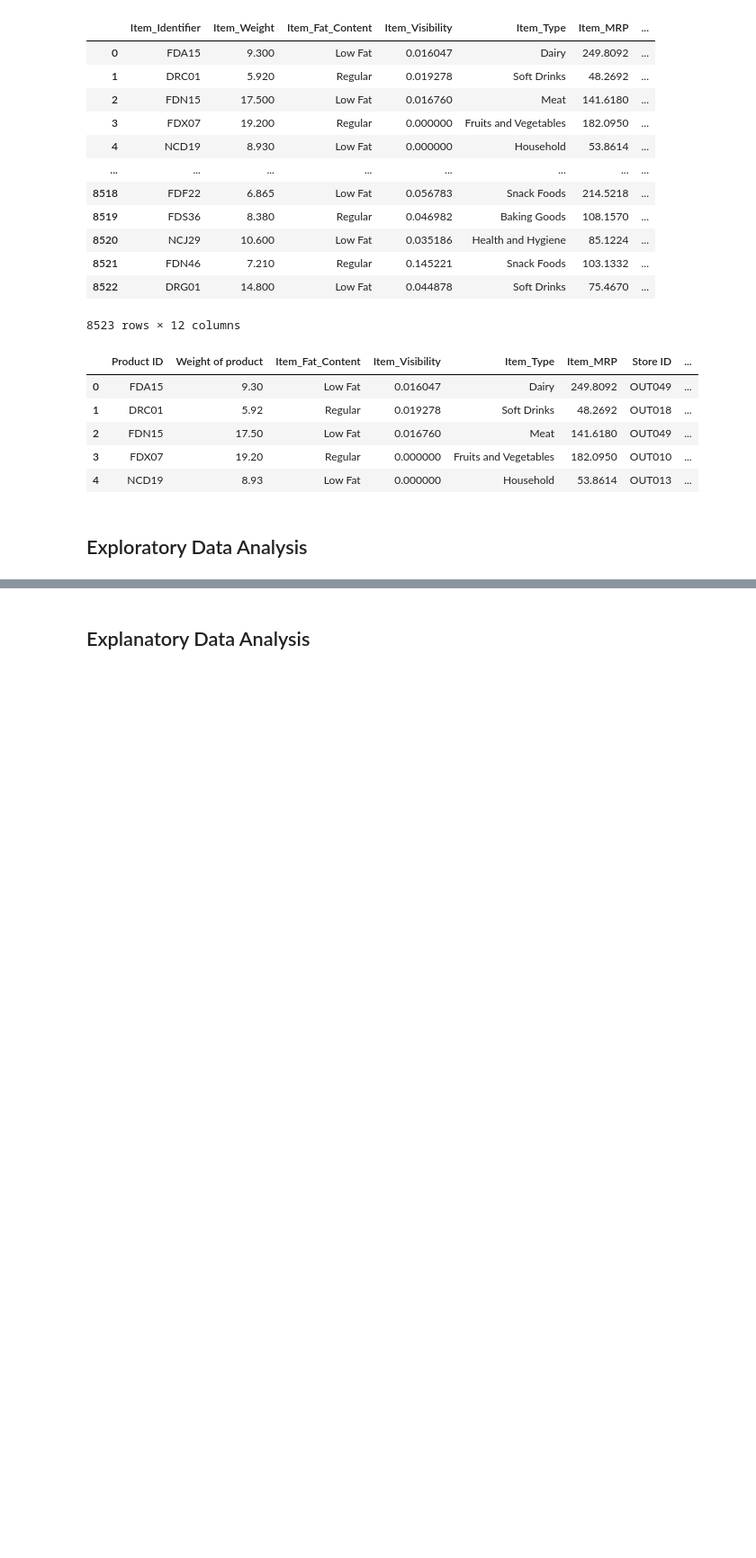
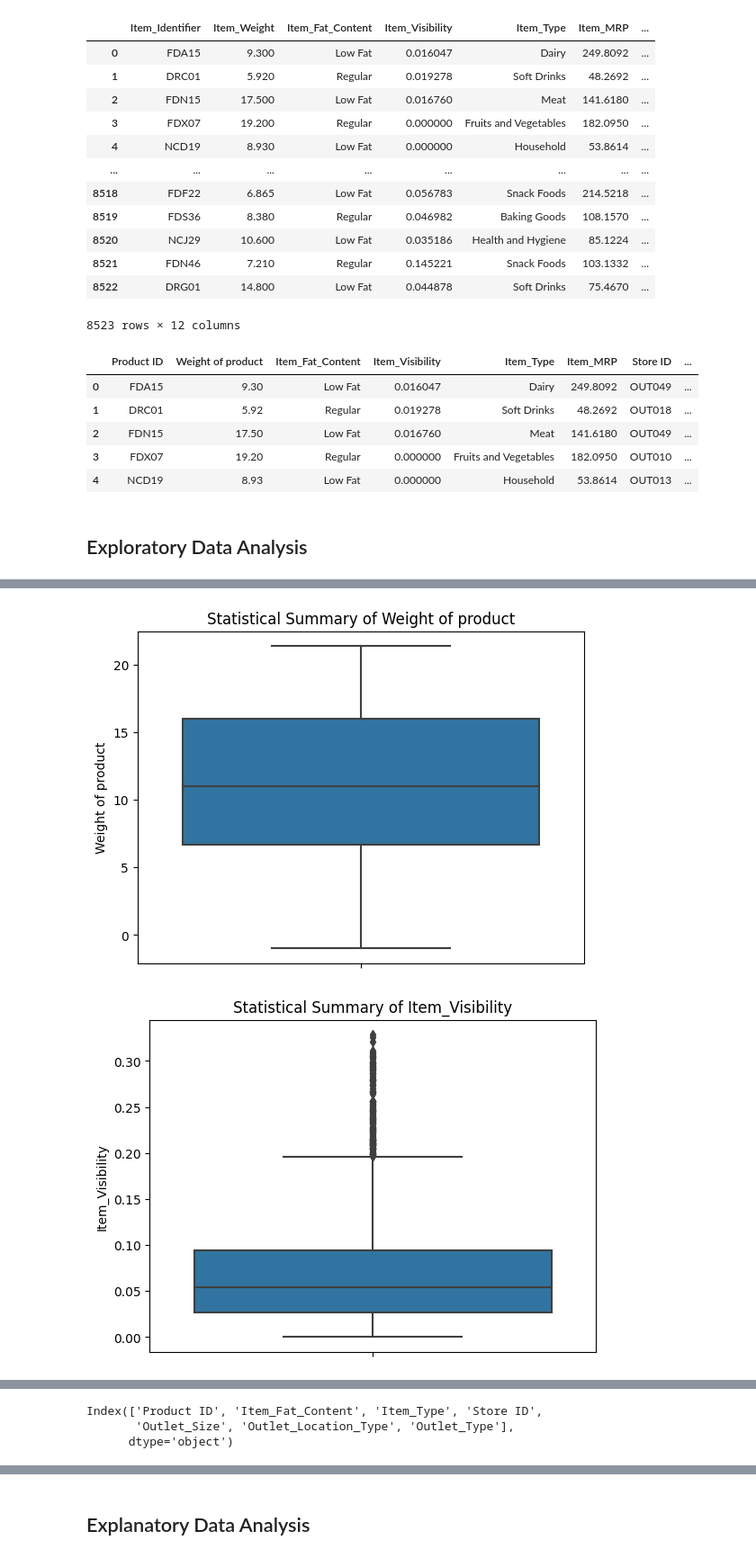
Before and after one commit to Shaunnero/Prediction_of_Product-Sales, a Jupyter notebook: Prediction of Product Sales.ipynb, the cells around one changed output, grey strips where cells are left out. Shown: that part at 90% size. Drawn from its saved outputs; the diff is of its cells as text; code cells hidden in the pictures; blank space fills up the shorter version.

```diff
--- a/Prediction of Product Sales.ipynb
+++ b/Prediction of Product Sales.ipynb
@@ -276,0 +296,9 @@ df.head()
+# %%
+for col in num_cols:
+    sns.boxplot(data=df, y=col)
+    plt.title(f'Statistical Summary of {col}')
+    plt.ylabel(col)
+    plt.show()
+# %% [output]
+[figure, added]
+[figure, added]
@@ -276,0 +308,7 @@ df.head()
+# %%
+cat_cols = df.select_dtypes('object').columns
+cat_cols
+# %% [output]
+Index(['Product ID', 'Item_Fat_Content', 'Item_Type', 'Store ID',
+       'Outlet_Size', 'Outlet_Location_Type', 'Outlet_Type'],
+      dtype='object')
```
Also changed, not shown: parts of 10 cells of this notebook.
